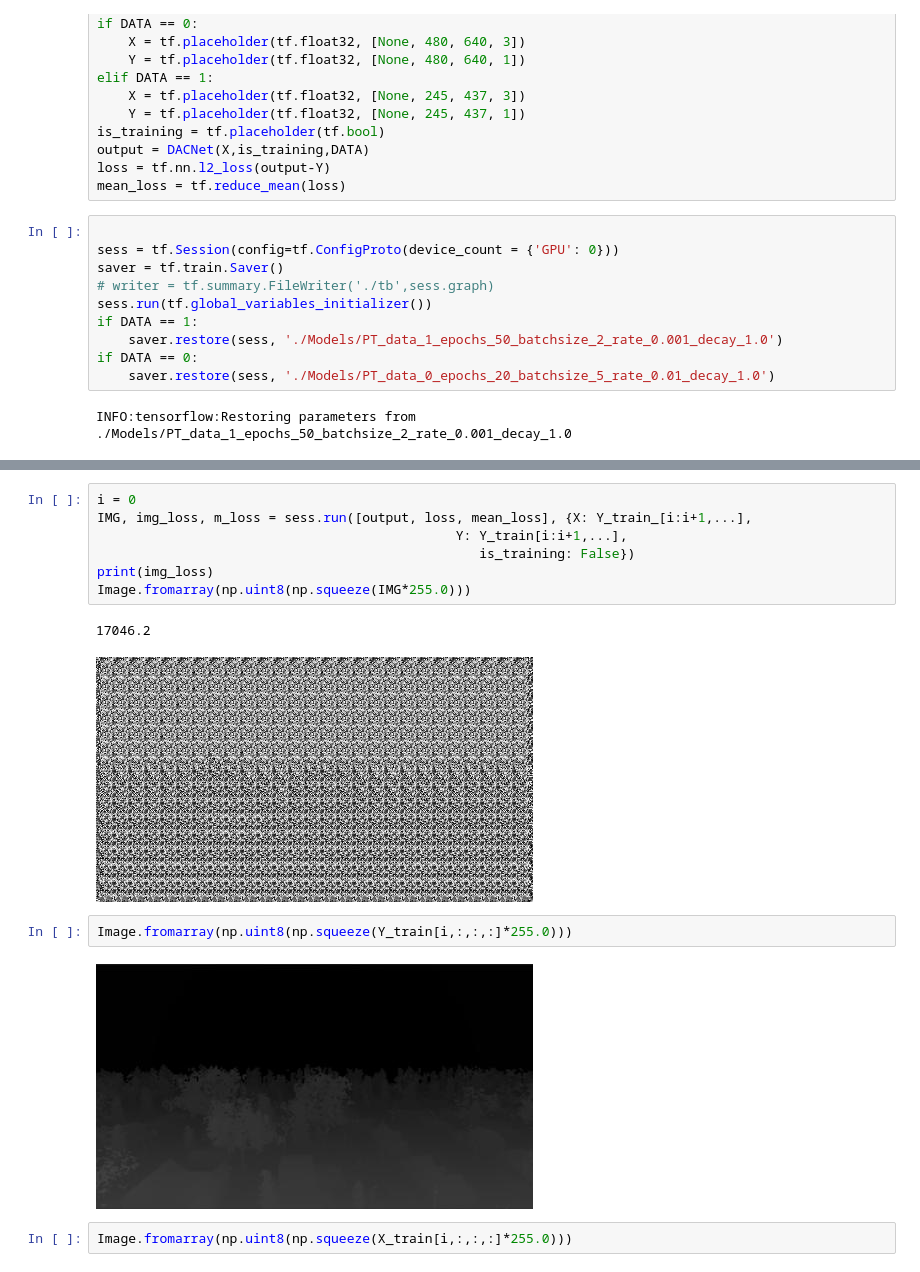
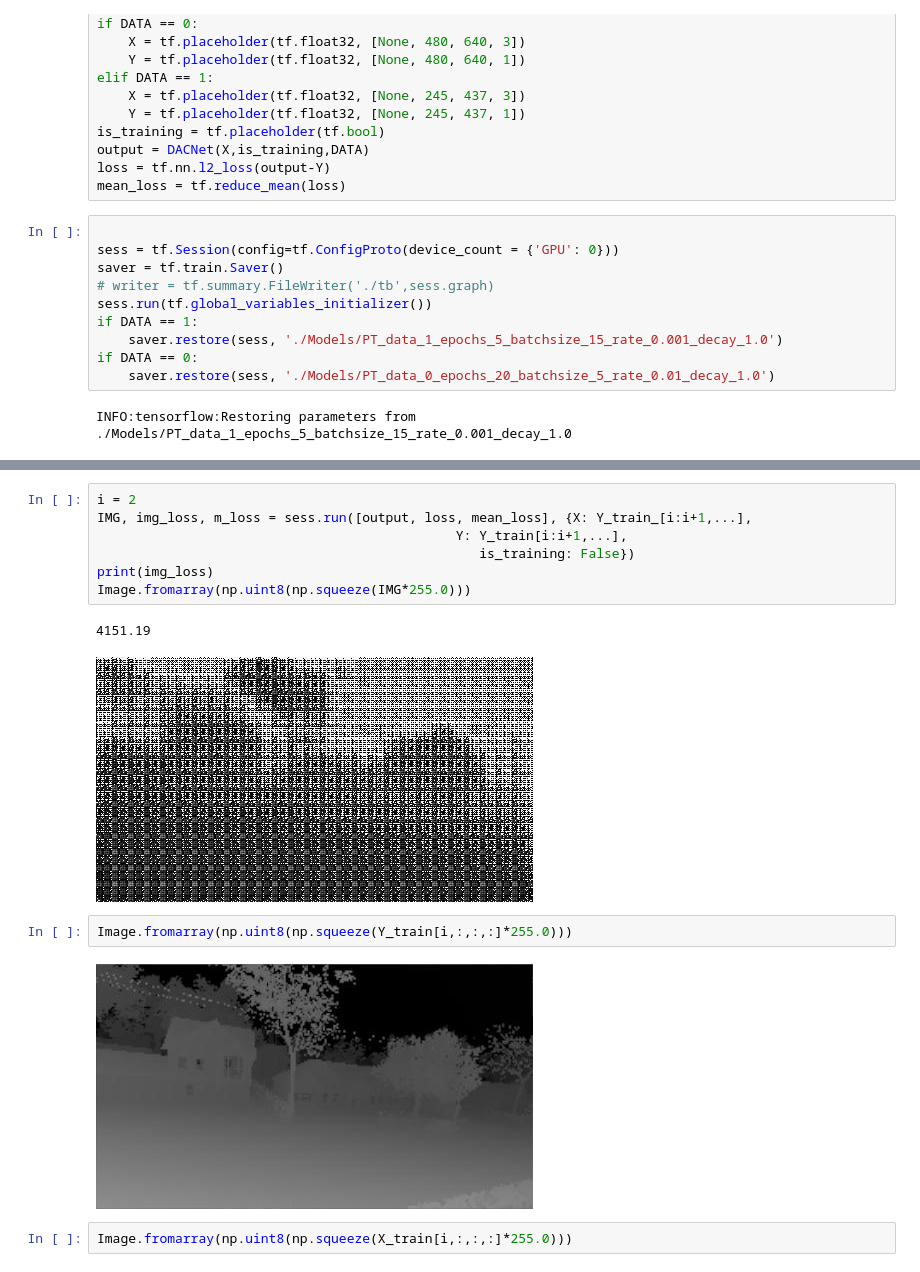
Before and after one commit to jmern3250/misc, a Jupyter notebook: depth/Image test .ipynb, the cells around one changed output, grey strips where cells are left out. Saved outputs shown, nothing was run; the diff lists cells and outputs as text.

```diff
--- a/depth/Image test .ipynb
+++ b/depth/Image test .ipynb
@@ -42,11 +42,11 @@ saver = tf.train.Saver()
 # writer = tf.summary.FileWriter('./tb',sess.graph)
 sess.run(tf.global_variables_initializer())
 if DATA == 1:
-    saver.restore(sess, './Models/PT_data_1_epochs_50_batchsize_2_rate_0.001_decay_1.0')
+    saver.restore(sess, './Models/PT_data_1_epochs_5_batchsize_15_rate_0.001_decay_1.0')
 if DATA == 0:
     saver.restore(sess, './Models/PT_data_0_epochs_20_batchsize_5_rate_0.01_decay_1.0')
 # %% [output]
-INFO:tensorflow:Restoring parameters from ./Models/PT_data_1_epochs_50_batchsize_2_rate_0.001_decay_1.0
+INFO:tensorflow:Restoring parameters from ./Models/PT_data_1_epochs_5_batchsize_15_rate_0.001_decay_1.0
 # %%
 for var in tf.global_variables():
     print(var)
@@ -70,19 +70,19 @@ for var in tf.global_variables():
 <tf.Variable 'c7/bias:0' shape=(1,) dtype=float32_ref>
 [-0.04723644]
 # %%
-i = 0
+i = 2
 IMG, img_loss, m_loss = sess.run([output, loss, mean_loss], {X: Y_train_[i:i+1,...],
                                               Y: Y_train[i:i+1,...],
                                                  is_training: False})
 print(img_loss)
 Image.fromarray(np.uint8(np.squeeze(IMG*255.0)))
 # %% [output]
-17046.2
+4151.19
-[figure, old version]
+[figure, new version]
 # %%
 Image.fromarray(np.uint8(np.squeeze(Y_train[i,:,:,:]*255.0)))
 # %% [output]
-[figure, old version]
+[figure, new version]
 # %%
 Image.fromarray(np.uint8(np.squeeze(X_train[i,:,:,:]*255.0)))
 # %% [output]
```
Also changed, not shown: parts of 1 cell of this notebook, 8 other files.
